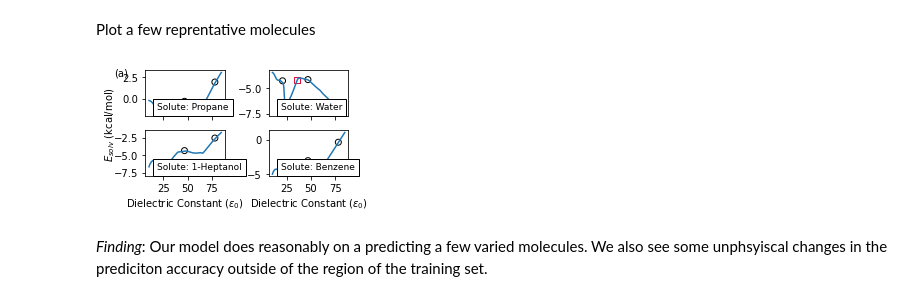
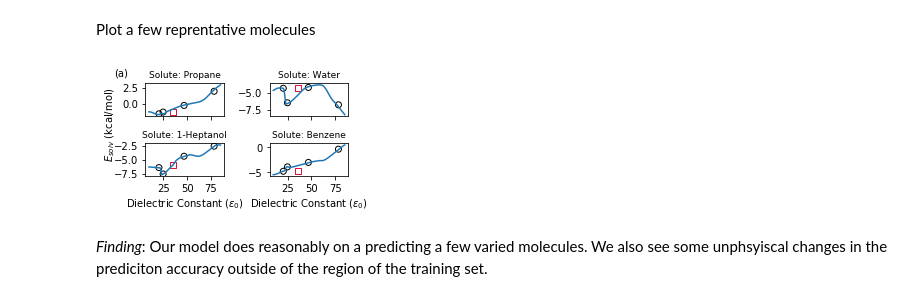
Before and after one commit to globus-labs/solvation-energy-ml, a Jupyter notebook: mpnn-gpu/2_dielectric-constant.ipynb, the cells around one changed output. Saved outputs shown, nothing was run; the diff lists cells and outputs as text; code cells hidden in the pictures.

```diff
--- a/mpnn-gpu/2_dielectric-constant.ipynb
+++ b/mpnn-gpu/2_dielectric-constant.ipynb
@@ -69,5 +64,5 @@ def load_solv_model(desc):
 ## Plot the Performance of One Model on a Few Molecules
 Just to see what we're working with. Are the predictions smooth and accurate?
 # %%
-model, conv = load_solv_model({'name': 'dielectric-constant-softplus_no-acn', 'num_epochs': 4096})
+model, conv = load_solv_model({'name': 'dielectric-constant-softplus_no-acn', 'num_epochs': 8192})
 # %% [output]
@@ -132,30 +127,29 @@ mols_to_plot = [
 # %%
 fig, axs = plt.subplots(2, 2, sharex=True, figsize=(3.75, 2.25))
 
 
 e = np.linspace(10, 85, 128)
 for (smiles, name), ax in zip(mols_to_plot, axs.flatten()):
     e_true, s_true, holdout, sol_cols = get_ground_truth(smiles)
     s = eval_solvation_energy(model, conv, smiles, e)
 
     # Get the ACN column that was held out
     mask = np.array(sol_cols) == "sol_acn"
     ax.scatter(e_true[~ mask], s_true[~ mask], marker='o', facecolor='none', edgecolor='k')
     ax.scatter(e_true[mask], s_true[mask], marker='s', facecolor='none', edgecolor='crimson')
     ax.plot(e, s)
-    ax.text(0.15, 0.1, f'Solute: {name}', transform=ax.transAxes, va='bottom', ha='left',
-           fontsize=9, bbox={'facecolor': 'w'})
+    ax.set_title(f'Solute: {name}', fontsize=9)
 
 fig.text(0.01, 0.6, '$E_{solv}$ (kcal/mol)', rotation='vertical', ha='left', va='center')
 for ax in axs[-1, :]:
     ax.set_xlabel('Dielectric Constant ($\epsilon_0$)')
 fig.text(0.05, 0.9, '(a)')
 
 fig.tight_layout(rect=[0.01, 0, 1, 1])
 fig.savefig(os.path.join('figures', 'dielectric-constant-effect.png'), dpi=320)
 fig.savefig(os.path.join('figures', 'dielectric-constant-effect.eps'))
 # %% [output]
-[figure, old version]
+[figure, new version]
 # %% [markdown]
 *Finding*: Our model does reasonably on a predicting a few varied molecules. We also see some unphsyiscal changes in the prediciton accuracy outside of the region of the training set.
 # %% [markdown]
```
Also changed, not shown: parts of 9 cells of this notebook, 6 other files.
